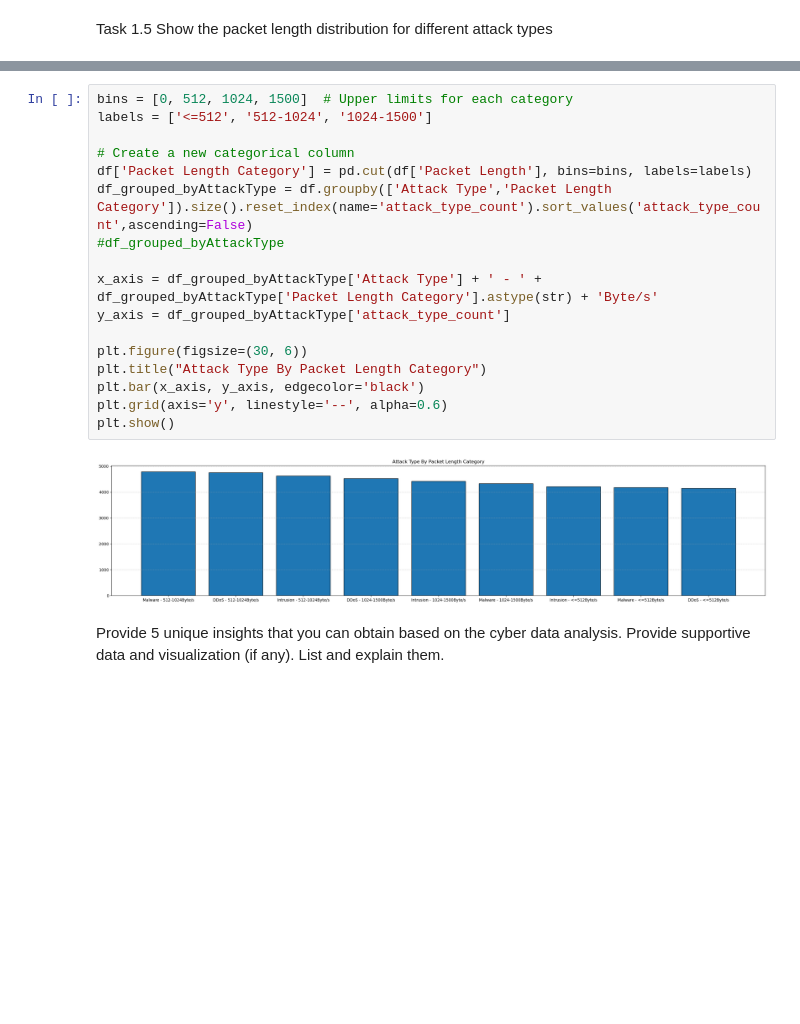
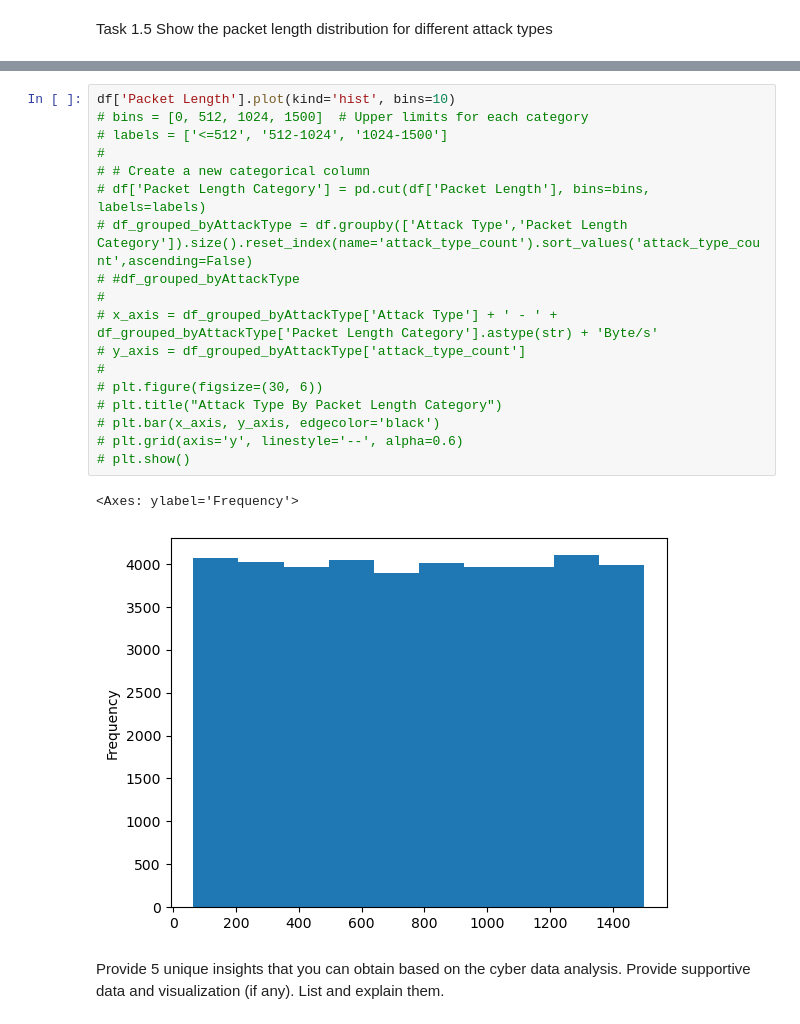
Before and after one commit to Shounaks/SIT719_Analytics_For_Security_And_Privacy, a Jupyter notebook: task-5.1C.ipynb, the cells around one changed output, grey strips where cells are left out. Saved outputs shown, nothing was run; the diff lists cells and outputs as text; blank space fills up the shorter version.

```diff
--- a/task-5.1C.ipynb
+++ b/task-5.1C.ipynb
@@ -226,22 +221,24 @@ df_pivot
 # %%
-bins = [0, 512, 1024, 1500]  # Upper limits for each category
-labels = ['<=512', '512-1024', '1024-1500']
-
-# Create a new categorical column
-df['Packet Length Category'] = pd.cut(df['Packet Length'], bins=bins, labels=labels)
-df_grouped_byAttackType = df.groupby(['Attack Type','Packet Length Category']).size().reset_index(name='attack_type_count').sort_values('attack_type_count',ascending=False)
-#df_grouped_byAttackType
-
-x_axis = df_grouped_byAttackType['Attack Type'] + ' - ' + df_grouped_byAttackType['Packet Length Category'].astype(str) + 'Byte/s'
-y_axis = df_grouped_byAttackType['attack_type_count']
-
-plt.figure(figsize=(30, 6))
-plt.title("Attack Type By Packet Length Category")
-plt.bar(x_axis, y_axis, edgecolor='black')
-plt.grid(axis='y', linestyle='--', alpha=0.6)
-plt.show()
+df['Packet Length'].plot(kind='hist', bins=10)
+# bins = [0, 512, 1024, 1500]  # Upper limits for each category
+# labels = ['<=512', '512-1024', '1024-1500']
+#
+# # Create a new categorical column
+# df['Packet Length Category'] = pd.cut(df['Packet Length'], bins=bins, labels=labels)
+# df_grouped_byAttackType = df.groupby(['Attack Type','Packet Length Category']).size().reset_index(name='attack_type_count').sort_values('attack_type_count',ascending=False)
+# #df_grouped_byAttackType
+#
+# x_axis = df_grouped_byAttackType['Attack Type'] + ' - ' + df_grouped_byAttackType['Packet Length Category'].astype(str) + 'Byte/s'
+# y_axis = df_grouped_byAttackType['attack_type_count']
+#
+# plt.figure(figsize=(30, 6))
+# plt.title("Attack Type By Packet Length Category")
+# plt.bar(x_axis, y_axis, edgecolor='black')
+# plt.grid(axis='y', linestyle='--', alpha=0.6)
+# plt.show()
 # %% [output]
+<Axes: ylabel='Frequency'>
-[figure, old version]
+[figure, new version]
 # %% [markdown]
 Provide 5 unique insights that you can obtain based on the cyber data analysis. Provide supportive data and visualization (if any). List and explain them.
 # %%
```
Also changed, not shown: parts of 7 cells of this notebook, 11 other files.
